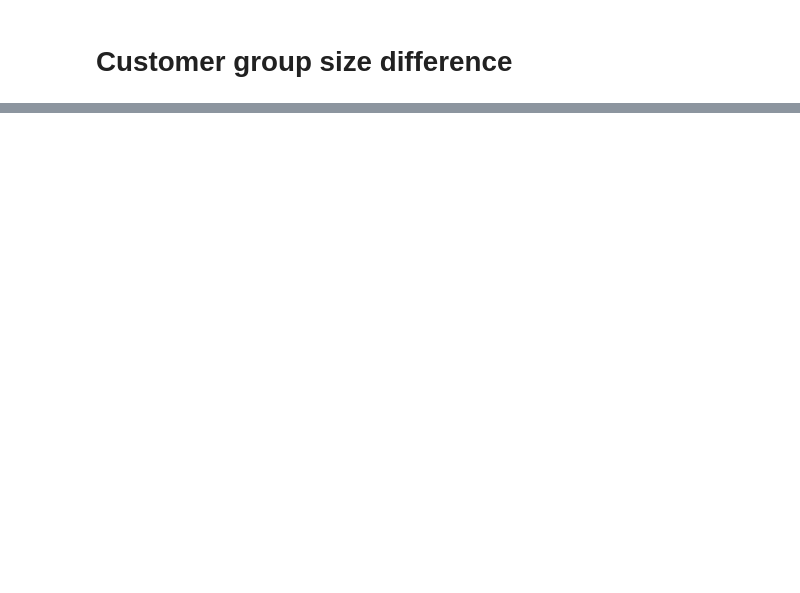
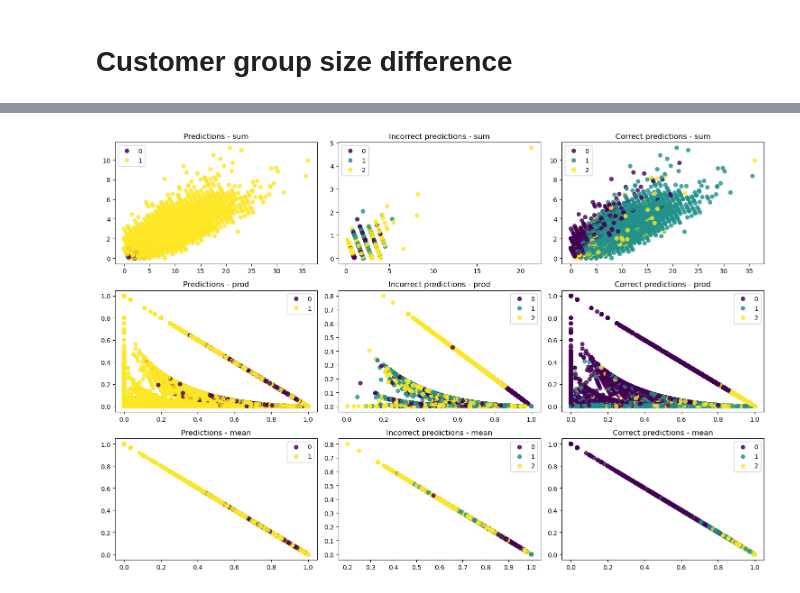
Before and after one commit to drigba/Data_mining_recommendation_system, a Jupyter notebook: baseline.ipynb, the cells around one changed output, grey strips where cells are left out. Saved outputs shown, nothing was run; the diff lists cells and outputs as text; code cells hidden in the pictures; blank space fills up the shorter version.

```diff
--- a/baseline.ipynb
+++ b/baseline.ipynb
@@ -206,0 +336,12 @@ valid_return_df = create_return_df(valid_df, valid_labels, product_stats)
+# %%
+from sklearn.svm import SVC
+feature_names = ["order_return_rate_prod", "order_no_return_rate_prod","order_return_rate_sum","order_no_return_rate_sum","order_return_rate_mean","order_no_return_rate_mean"]
+features = train_return_df[feature_names]
+labels = train_return_df["label"]
+model = RandomForestClassifier(verbose = 1)
+model.fit(features, labels)
+score = model.score(features, labels)
+# accuracy = 0
+accuracy = model.score(valid_return_df[feature_names], valid_return_df["label"])
+
+print(f"Train score: {score} - Valid accuracy: {accuracy}")
@@ -206,0 +361,11 @@ valid_return_df = create_return_df(valid_df, valid_labels, product_stats)
+# %%
+import matplotlib.pyplot as plt
+
+preds = model.predict(features)
+correct = preds == labels
+
+incorrect_df = features[~correct]
+incorrect_labels = labels[~correct]
+
+correct_df = features[correct]
+correct_labels = labels[correct]
@@ -206,0 +375,13 @@ valid_return_df = create_return_df(valid_df, valid_labels, product_stats)
+# %%
+fig, axs = plt.subplots(3, 3, figsize=(15, 10))
+for ax, aggr in zip(axs,["sum", "prod", "mean"]):
+    for a, df, col, title in zip(ax, [train_return_df,incorrect_df,correct_df],[correct, incorrect_labels, correct_labels], ["Predictions", "Incorrect predictions", "Correct predictions"]):
+        scatter = a.scatter(df["order_return_rate_" + aggr], df["order_no_return_rate_" + aggr], c=col, alpha = 0.8)
+        legend1 = a.legend(*scatter.legend_elements())
+        a.add_artist(legend1)
+        a.set_title(title + " - " + aggr)
+
+plt.tight_layout()
+plt.show()
+# %% [output]
+[figure, added]
```
Also changed, not shown: parts of 37 cells of this notebook, 3 other files.
